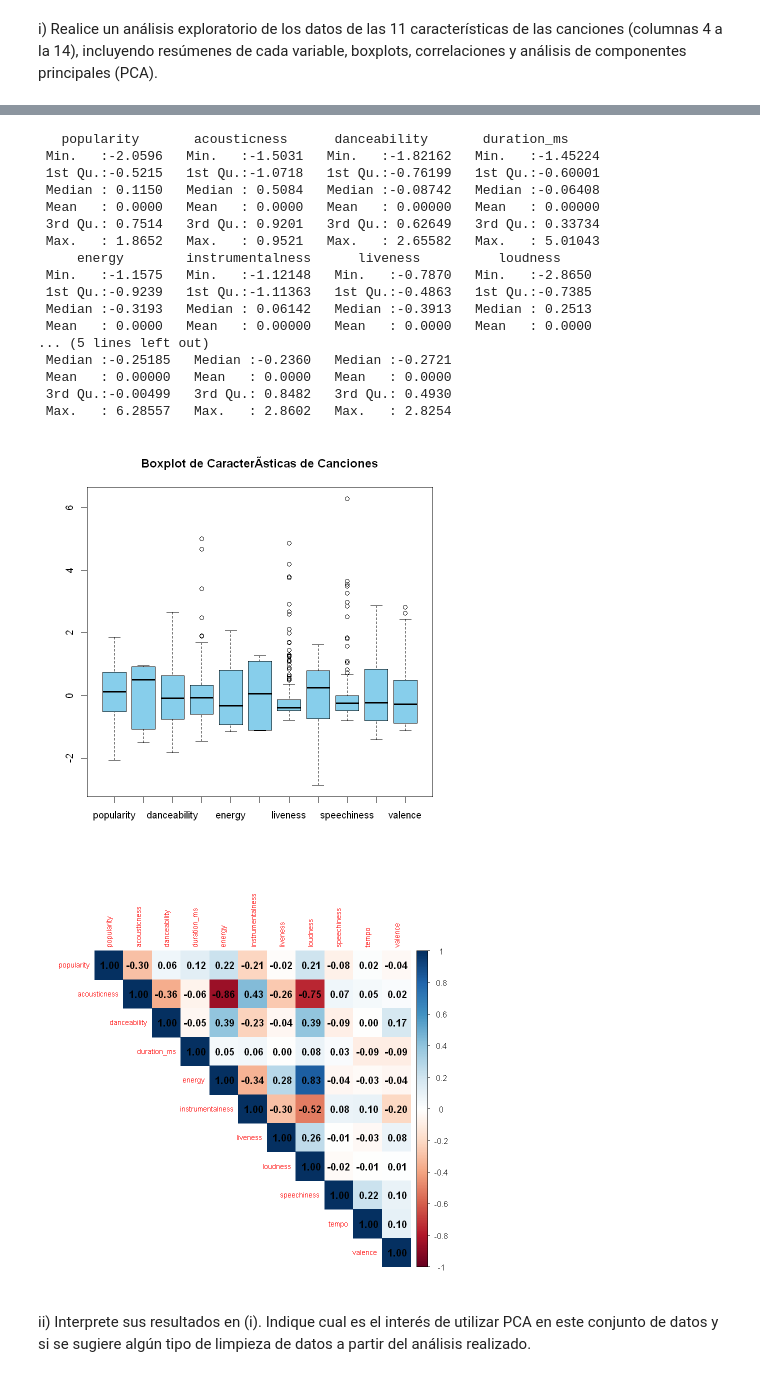
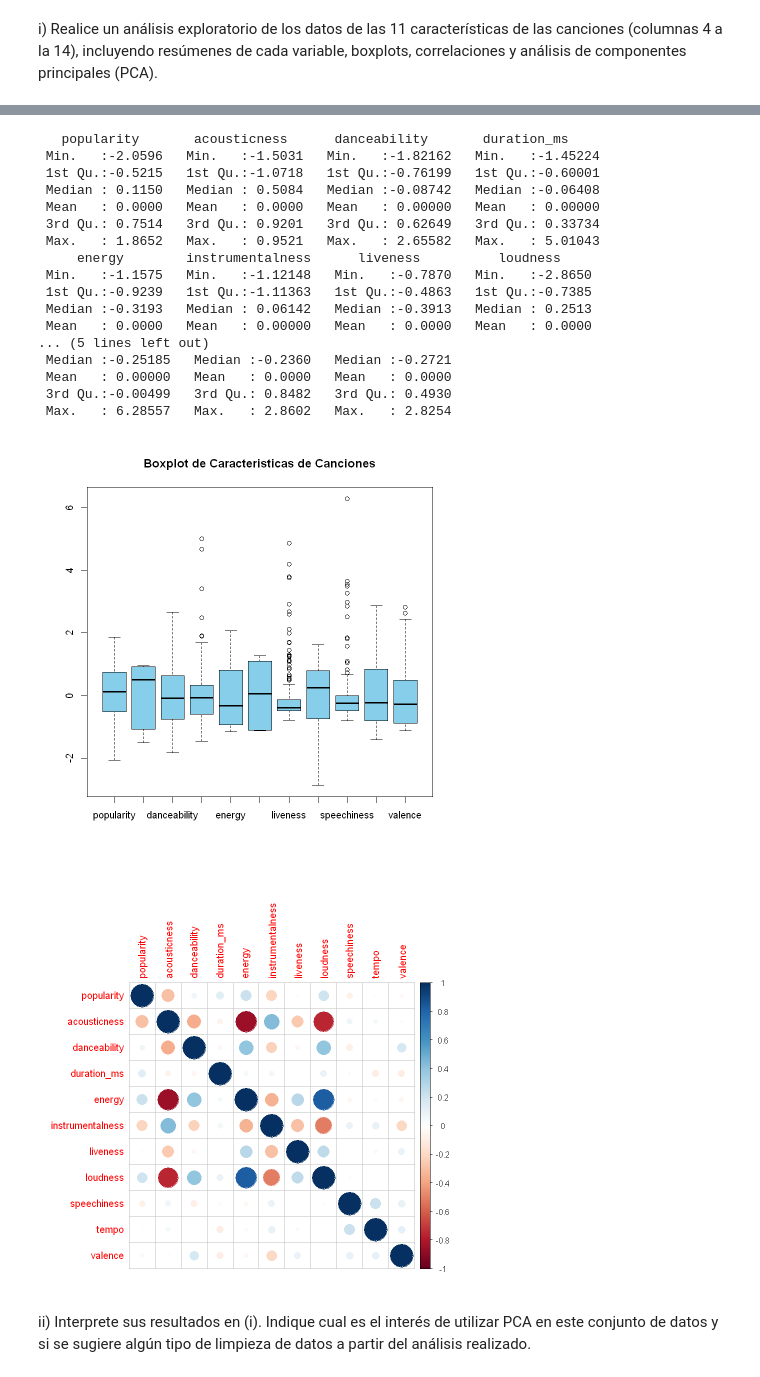
Before and after one commit to jorge-25/PCA, a Jupyter notebook: PCA/PCA.ipynb, the cells around one changed output, grey strips where cells are left out. Cells and saved outputs as stored; diff of their text form; code cells hidden in the pictures.

```diff
--- a/PCA/PCA.ipynb
+++ b/PCA/PCA.ipynb
@@ -554,7 +558,7 @@ summary(data_selected)
 boxplot(data_selected, col = "skyblue", main = "Boxplot de Caracteristicas de Canciones")
 matrix_cor = cor(data_selected)
 
-corrplot(matrix_cor, method='color', type='upper', addCoef.col='black', tl.cex=0.7)
+corrplot(matrix_cor)
 # %% [output]
       popularity     acousticness     danceability      duration_ms
     3.554919e+02     1.645395e-01     3.164554e-02     1.665968e+10
@@ -578,34 +582,34 @@ A matrix: 6 × 11 of type dbl
 | -0.7336296 | 0.9447463 | 0.43536728 | -1.1485378 | -0.4883100 | 1.157162 | -0.3729632 | -0.4479867 | ... |
       popularity     acousticness     danceability      duration_ms
                1                1                1                1
           energy instrumentalness         liveness         loudness
                1                1                1                1
      speechiness            tempo          valence
                1                1                1
       popularity     acousticness     danceability      duration_ms
    -9.839026e-17    -1.947362e-17    -9.835387e-17     9.170067e-17
           energy instrumentalness         liveness         loudness
    -7.817880e-17    -3.378563e-17     3.681521e-17    -1.349672e-16
      speechiness            tempo          valence
    -2.388446e-17    -4.471097e-17    -8.721424e-17
    popularity       acousticness      danceability       duration_ms
  Min.   :-2.0596   Min.   :-1.5031   Min.   :-1.82162   Min.   :-1.45224
  1st Qu.:-0.5215   1st Qu.:-1.0718   1st Qu.:-0.76199   1st Qu.:-0.60001
  Median : 0.1150   Median : 0.5084   Median :-0.08742   Median :-0.06408
  Mean   : 0.0000   Mean   : 0.0000   Mean   : 0.00000   Mean   : 0.00000
  3rd Qu.: 0.7514   3rd Qu.: 0.9201   3rd Qu.: 0.62649   3rd Qu.: 0.33734
  Max.   : 1.8652   Max.   : 0.9521   Max.   : 2.65582   Max.   : 5.01043
      energy        instrumentalness      liveness          loudness
  Min.   :-1.1575   Min.   :-1.12148   Min.   :-0.7870   Min.   :-2.8650
  1st Qu.:-0.9239   1st Qu.:-1.11363   1st Qu.:-0.4863   1st Qu.:-0.7385
  Median :-0.3193   Median : 0.06142   Median :-0.3913   Median : 0.2513
  Mean   : 0.0000   Mean   : 0.00000   Mean   : 0.0000   Mean   : 0.0000
 ... (5 lines left out)
  Median :-0.25185   Median :-0.2360   Median :-0.2721
  Mean   : 0.00000   Mean   : 0.0000   Mean   : 0.0000
  3rd Qu.:-0.00499   3rd Qu.: 0.8482   3rd Qu.: 0.4930
  Max.   : 6.28557   Max.   : 2.8602   Max.   : 2.8254
-[figure, old version]
+[figure, new version]
-[figure, old version]
+[figure, new version]
 # %% [markdown]
 ii) Interprete sus resultados en (i). Indique cual es el interés de utilizar PCA en este conjunto de datos y si se sugiere algún tipo de limpieza de datos a partir del análisis realizado.
```
Also changed, not shown: parts of 2 cells of this notebook.
